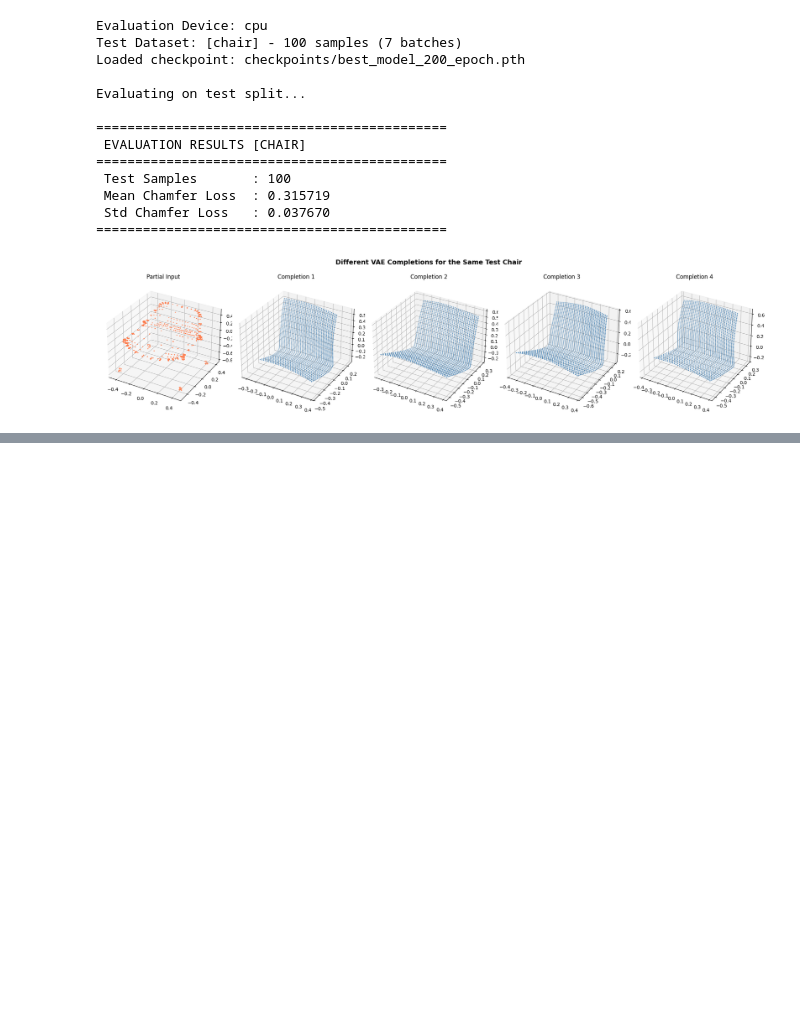
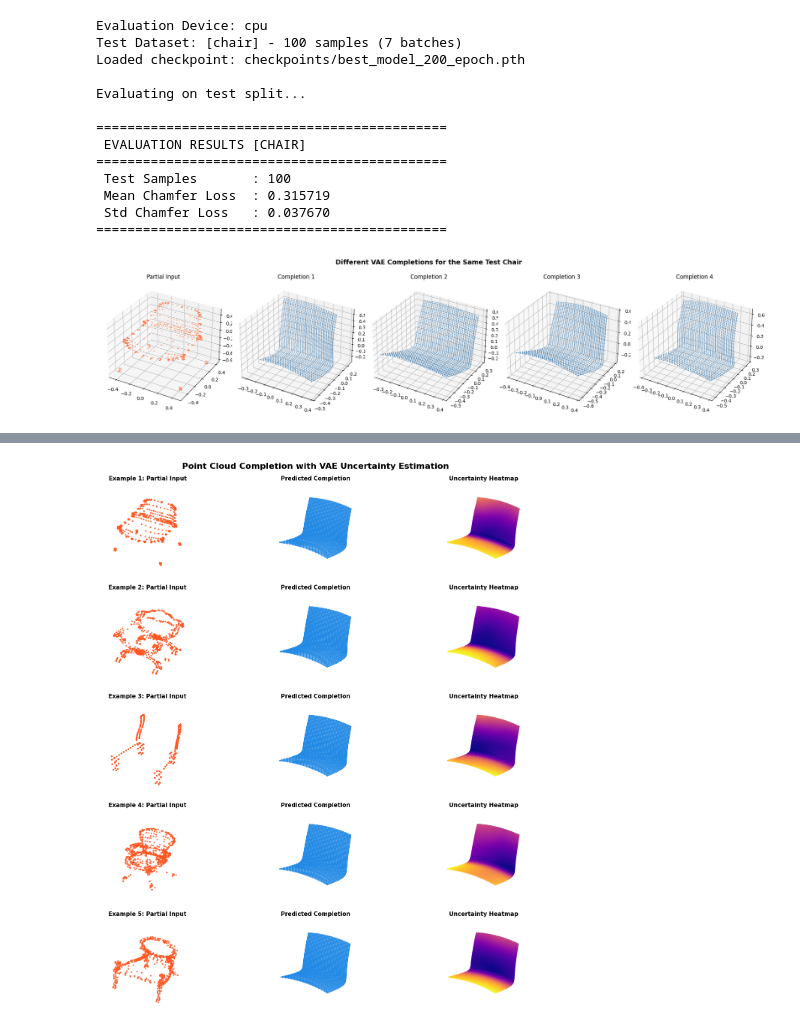
Before and after one commit to syed-rayyanadil/pointnet-foldingnet-completion, a Jupyter notebook: evaluation_and_demo.ipynb, the cells around one changed output, grey strips where cells are left out. Saved outputs shown, nothing was run; the diff lists cells and outputs as text; code cells hidden in the pictures; blank space fills up the shorter version.

```diff
--- a/evaluation_and_demo.ipynb
+++ b/evaluation_and_demo.ipynb
@@ -118,0 +159,75 @@ plt.show()
+# %%
+import os
+import torch
+import numpy as np
+import matplotlib.pyplot as plt
+from data.dataset import ModelNetDataset
+from src.models import PointCloudCompletion
+
+checkpoint_path = "checkpoints/best_model_200_epoch.pth"
+output_file = "results/demo_grid.png"
+
+device = torch.device('cuda' if torch.cuda.is_available() else 'cpu')
+model = PointCloudCompletion(encoder_type="pointnet++").to(device)
+model.load_state_dict(torch.load(checkpoint_path, map_location=device))
+model.eval()
+
+dataset = ModelNetDataset(
+    root_dir="/content/pointnet-foldingnet-completion/data/ModelNet40",
+    category=["chair"],
+    split="test"
+)
+
+num_examples = 5
+indices = np.linspace(0, len(dataset) - 1, num_examples, dtype=int)
+num_samples = 20
+
+os.makedirs("results", exist_ok=True)
+fig = plt.figure(figsize=(15, 3 * num_examples), facecolor='white')
+fig.suptitle("Point Cloud Completion with VAE Uncertainty Estimation", fontsize=16, fontweight="bold", y=0.99)
+
+for row_idx, sample_idx in enumerate(indices):
+    partial_sample, _ = dataset[sample_idx]
+    partial = partial_sample.unsqueeze(0).to(device)
+
+    # Generate 20 Monte Carlo VAE samples for uncertainty calculation
+    samples_list = []
+    with torch.no_grad():
+        for _ in range(num_samples):
+            out = model(partial)
+            pred = out["predicted_cloud"].squeeze(0).cpu().numpy()
+            samples_list.append(pred)
+
+    samples_arr = np.array(samples_list)  # (20, 2048, 3)
+    mean_completion = samples_arr.mean(axis=0)  # (2048, 3)
+
+    # Per-point uncertainty calculation (mean deviation across VAE samples)
+    point_deviations = np.linalg.norm(samples_arr - mean_completion, axis=2)
+    uncertainty = point_deviations.mean(axis=0)
+
+    partial_np = partial_sample.numpy()
+
+    # Column 1: Partial Input
+    ax1 = fig.add_subplot(num_examples, 3, row_idx * 3 + 1, projection='3d')
+    ax1.scatter(partial_np[:, 0], partial_np[:, 1], partial_np[:, 2], c='#FF5722', s=4, alpha=0.8)
+    ax1.set_title(f"Example {row_idx + 1}: Partial Input", fontsize=11, fontweight="bold")
+    ax1.axis('off')
+
+    # Column 2: Predicted Completion
+    ax2 = fig.add_subplot(num_examples, 3, row_idx * 3 + 2, projection='3d')
+    ax2.scatter(mean_completion[:, 0], mean_completion[:, 1], mean_completion[:, 2], c='#1E88E5', s=4, alpha=0.8)
+    ax2.set_title("Predicted Completion", fontsize=11, fontweight="bold")
+    ax2.axis('off')
+
+    # Column 3: Uncertainty Heatmap
+    ax3 = fig.add_subplot(num_examples, 3, row_idx * 3 + 3, projection='3d')
+    sc = ax3.scatter(mean_completion[:, 0], mean_completion[:, 1], mean_completion[:, 2], c=uncertainty, cmap='plasma', s=6, alpha=0.9)
+    ax3.set_title("Uncertainty Heatmap", fontsize=11, fontweight="bold")
+    ax3.axis('off')
+
+plt.tight_layout()
+plt.savefig(output_file, dpi=200, bbox_inches='tight')
+plt.show()
+print(f"Successfully saved 5-chair demo grid image to: {output_file}")
+# %% [output]
+[figure, added]
```
Also changed, not shown: parts of 2 cells of this notebook.
